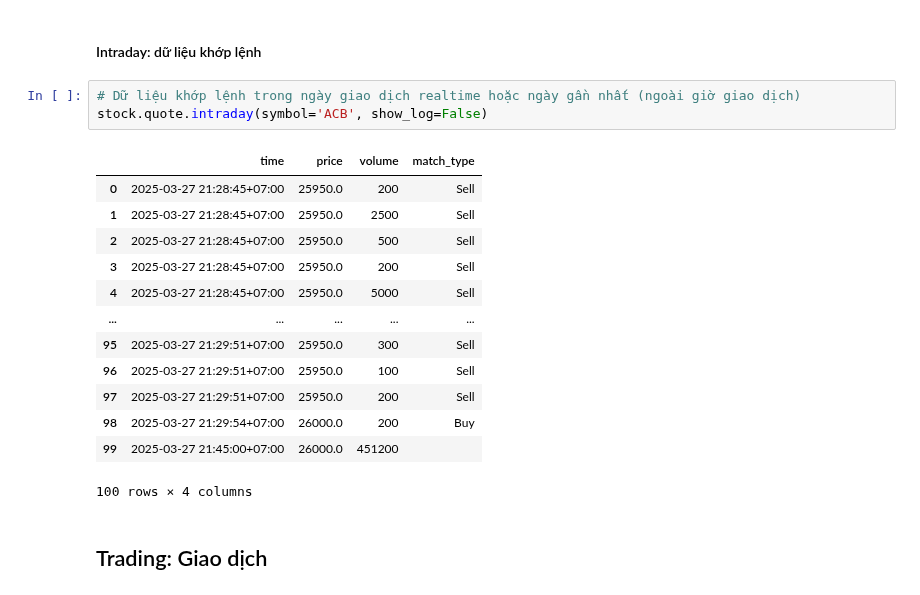
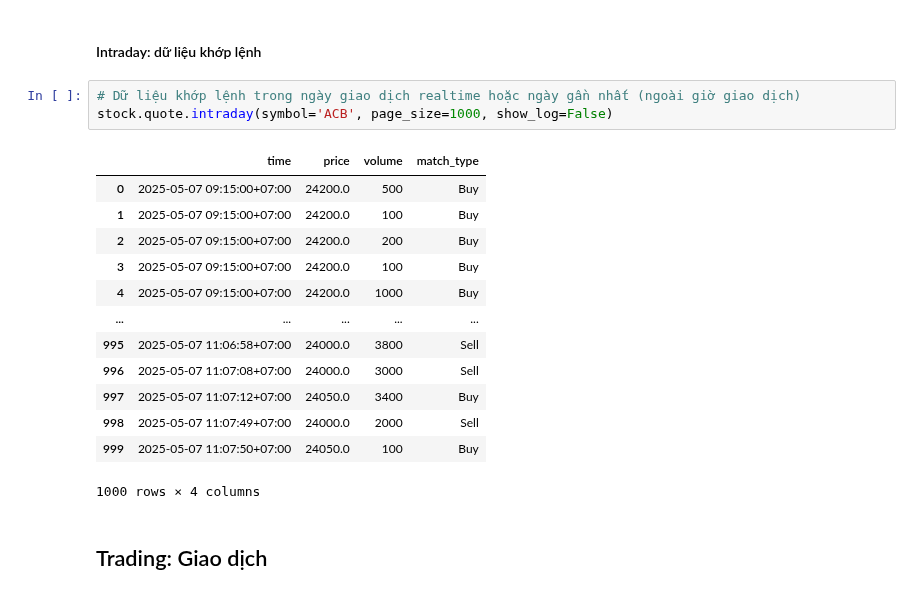
Before and after one commit to thinh-vu/vnstock, a Jupyter notebook: docs/tcbs/1_vietnam_stock_vnstock3_tcbs.ipynb, the cells around one changed output. Saved outputs shown, nothing was run; the diff lists cells and outputs as text.

Commit message:
updated the intraday method of TCBS and examples

```diff
--- a/docs/tcbs/1_vietnam_stock_vnstock3_tcbs.ipynb
+++ b/docs/tcbs/1_vietnam_stock_vnstock3_tcbs.ipynb
@@ -176,21 +180,21 @@ stock.quote.history(symbol='CFPT2314', start='2024-01-02', end='2024-11-01', int
 #### Intraday: dữ liệu khớp lệnh
 # %%
 # Dữ liệu khớp lệnh trong ngày giao dịch realtime hoặc ngày gần nhất (ngoài giờ giao dịch)
-stock.quote.intraday(symbol='ACB', show_log=False)
+stock.quote.intraday(symbol='ACB', page_size=1000, show_log=False)
 # %% [output]
 |  | time | price | volume | match_type |
-| 0 | 2025-03-27 21:28:45+07:00 | 25950.0 | 200 | Sell |
-| 1 | 2025-03-27 21:28:45+07:00 | 25950.0 | 2500 | Sell |
-| 2 | 2025-03-27 21:28:45+07:00 | 25950.0 | 500 | Sell |
-| 3 | 2025-03-27 21:28:45+07:00 | 25950.0 | 200 | Sell |
-| 4 | 2025-03-27 21:28:45+07:00 | 25950.0 | 5000 | Sell |
+| 0 | 2025-05-07 09:15:00+07:00 | 24200.0 | 500 | Buy |
+| 1 | 2025-05-07 09:15:00+07:00 | 24200.0 | 100 | Buy |
+| 2 | 2025-05-07 09:15:00+07:00 | 24200.0 | 200 | Buy |
+| 3 | 2025-05-07 09:15:00+07:00 | 24200.0 | 100 | Buy |
+| 4 | 2025-05-07 09:15:00+07:00 | 24200.0 | 1000 | Buy |
 | ... | ... | ... | ... | ... |
-| 95 | 2025-03-27 21:29:51+07:00 | 25950.0 | 300 | Sell |
-| 96 | 2025-03-27 21:29:51+07:00 | 25950.0 | 100 | Sell |
-| 97 | 2025-03-27 21:29:51+07:00 | 25950.0 | 200 | Sell |
-| 98 | 2025-03-27 21:29:54+07:00 | 26000.0 | 200 | Buy |
-| 99 | 2025-03-27 21:45:00+07:00 | 26000.0 | 451200 |  |
+| 995 | 2025-05-07 11:06:58+07:00 | 24000.0 | 3800 | Sell |
+| 996 | 2025-05-07 11:07:08+07:00 | 24000.0 | 3000 | Sell |
+| 997 | 2025-05-07 11:07:12+07:00 | 24050.0 | 3400 | Buy |
+| 998 | 2025-05-07 11:07:49+07:00 | 24000.0 | 2000 | Sell |
+| 999 | 2025-05-07 11:07:50+07:00 | 24050.0 | 100 | Buy |
-100 rows × 4 columns
+1000 rows × 4 columns
 # %% [markdown]
 ## Trading: Giao dịch
 # %% [markdown]
```
Also changed, not shown: parts of 20 cells of this notebook, 2 other files.
